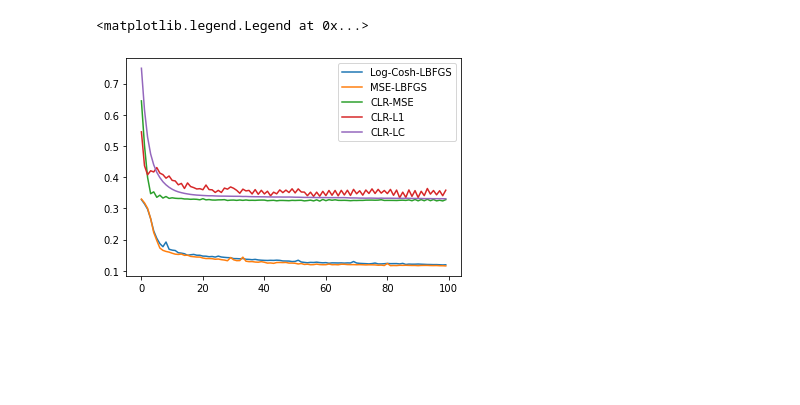
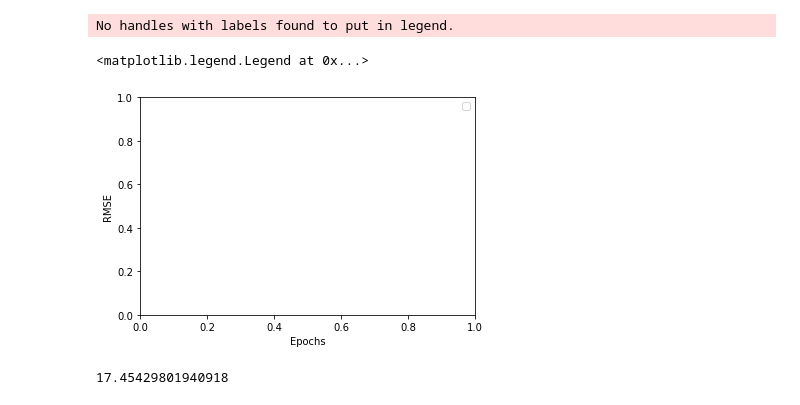
Before and after one commit to aryamanjeendgar/LogGENE, a Jupyter notebook: UCIregression.ipynb, the cells around one changed output. Cells and saved outputs as stored; diff of their text form; code cells hidden in the pictures; blank space fills up the shorter version.

```diff
--- a/UCIregression.ipynb
+++ b/UCIregression.ipynb
@@ -271,10 +518,20 @@ Epoch: 99 Training loss: 0.0259596798568964 Validation loss: 0.3309697210788727
 # %%
-plt.plot(range(100), valList_LBFGS_LC, label="Log-Cosh-LBFGS")
-plt.plot(range(100), valList_LBFGS_MSE, label="MSE-LBFGS")
-plt.plot(range(100), valList_CLR_MSE, label="CLR-MSE")
-plt.plot(range(100), valList_CLR_L1, label="CLR-L1")
-plt.plot(range(100), valList_CLR_LC, label="CLR-LC")
+# plt.plot(range(100), valList_LBFGS_LC, label="Log-Cosh-LBFGS")
+# plt.plot(range(100), valList_LBFGS_MSE, label="MSE-LBFGS")
+# plt.plot(range(100), valList_CLR_MSE, label="CLR-MSE_adam")
+# plt.plot(range(100), valList_LALR_MSE, label="LALR-MSE_adam")
+# plt.plot(range(100), valList_CLR_L1, label="CLR-L1_adam")
+# plt.plot(range(100), valList_LALR_L1, label="LALR-L1_adam")
+# plt.plot(range(100), valList_LALR_LC, label="LALR-LC_adam")
+# plt.plot(range(100), valList_CLR_LC, label="CLR-LC_adam")
+plt.xlabel("Epochs")
+plt.ylabel("RMSE")
 plt.legend()
 # %% [output]
-<matplotlib.legend.Legend at 0x...>
+No handles with labels found to put in legend.
+<matplotlib.legend.Legend at 0x...>
-[figure, old version]
+[figure, new version]
+# %%
+valList_CLR_LC[-1]
+# %% [output]
+17.45429801940918
```
Also changed, not shown: parts of 16 cells of this notebook, 17 other files.
